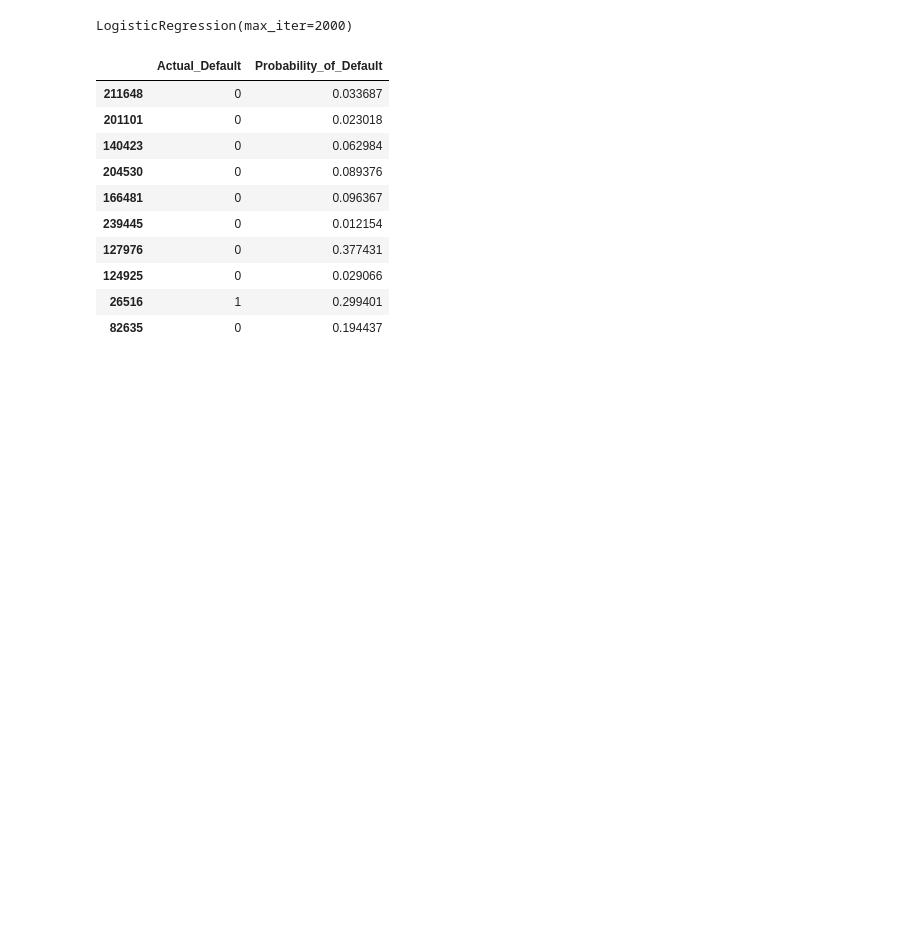
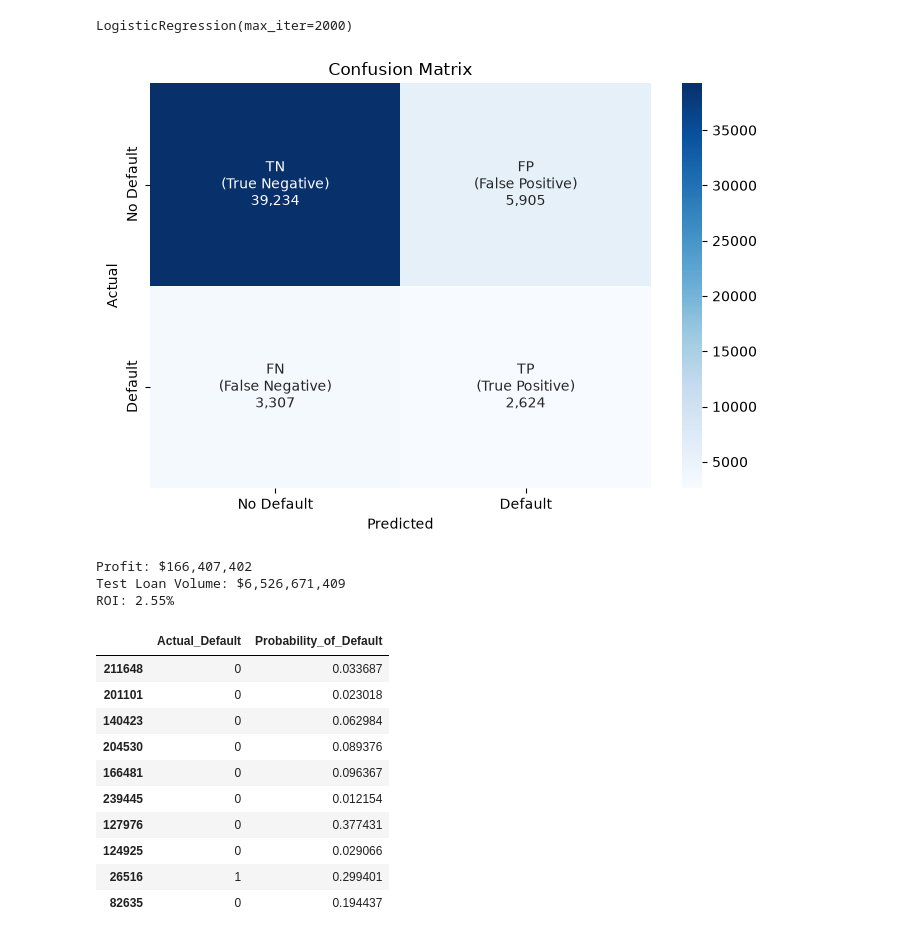
Before and after one commit to IrinaEkb/Loan_Default, a Jupyter notebook: notebooks/03_model_preparation.ipynb, the cells around one changed output. Drawn from its saved outputs; the diff is of its cells as text; code cells hidden in the pictures; blank space fills up the shorter version.

```diff
--- a/notebooks/03_model_preparation.ipynb
+++ b/notebooks/03_model_preparation.ipynb
@@ -71 +82,42 @@ X_test_with_amount["LoanAmount"] = df.loc[X_test.index, "LoanAmount"]
+# %%
+# evaluate classification results
+cm = confusion_matrix(y_test, y_pred_final)
+
+labels = np.array([
+    ["TN\n(True Negative)", "FP\n(False Positive)"],
+    ["FN\n(False Negative)", "TP\n(True Positive)"]
+])
+
+annot = np.empty_like(labels, dtype=object)
+
+for i in range(2):
+    for j in range(2):
+        annot[i, j] = f"{labels[i,j]}\n{cm[i,j]:,}"
+
+plt.figure(figsize=(7,5))
+
+sns.heatmap(
+    cm,
+    annot=annot,
+    fmt="",
+    cmap="Blues"
+)
+
+plt.title("Confusion Matrix")
+plt.xlabel("Predicted")
+plt.ylabel("Actual")
+
+plt.xticks([0.5, 1.5], ["No Default", "Default"])
+plt.yticks([0.5, 1.5], ["No Default", "Default"])
+
+plt.tight_layout()
+
+plt.savefig(
+    project_path / "visuals/confusion_matrix.png",
+    dpi=300,
+    bbox_inches="tight"
+)
+plt.show()
+# %% [output]
+[figure, added]
 # %%
@@ -85,3 +147,28 @@ def calculate_profit(y_true, y_pred, loan_amount):
+# %%
+
+# get loan amounts for test sample
+loan_amount_test = df.loc[X_test.index, "LoanAmount"]
+
+# calculate profit generated by model
+profit = calculate_profit(
+    y_test,
+    y_pred_final,
+    loan_amount_test
+)
+
+# calculate test portfolio volume
+test_loan_volume = loan_amount_test.sum()
+
+# calculate ROI
+roi = profit / test_loan_volume
+
+print(f"Profit: ${profit:,.0f}")
+print(f"Test Loan Volume: ${test_loan_volume:,.0f}")
+print(f"ROI: {roi:.2%}")
+# %% [output]
+Profit: $166,407,402
+Test Loan Volume: $6,526,671,409
+ROI: 2.55%
 # %%
 pd.DataFrame({
     "Actual_Default": y_test,
```
Also changed, not shown: parts of 14 cells of this notebook, 2 other files.
